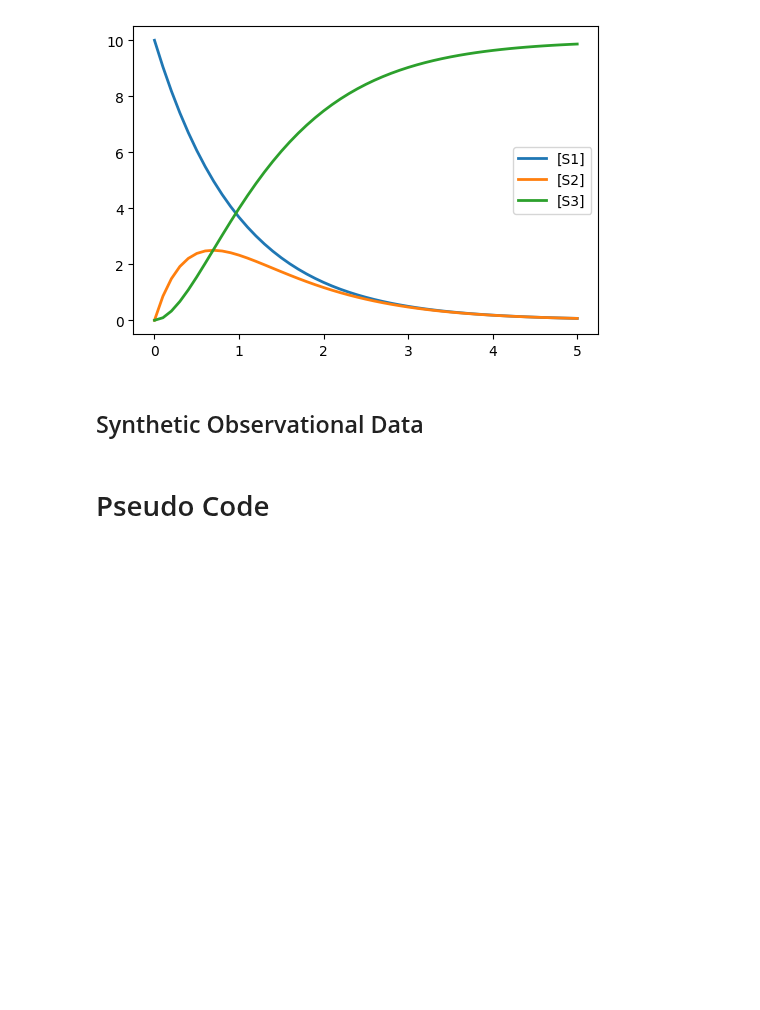
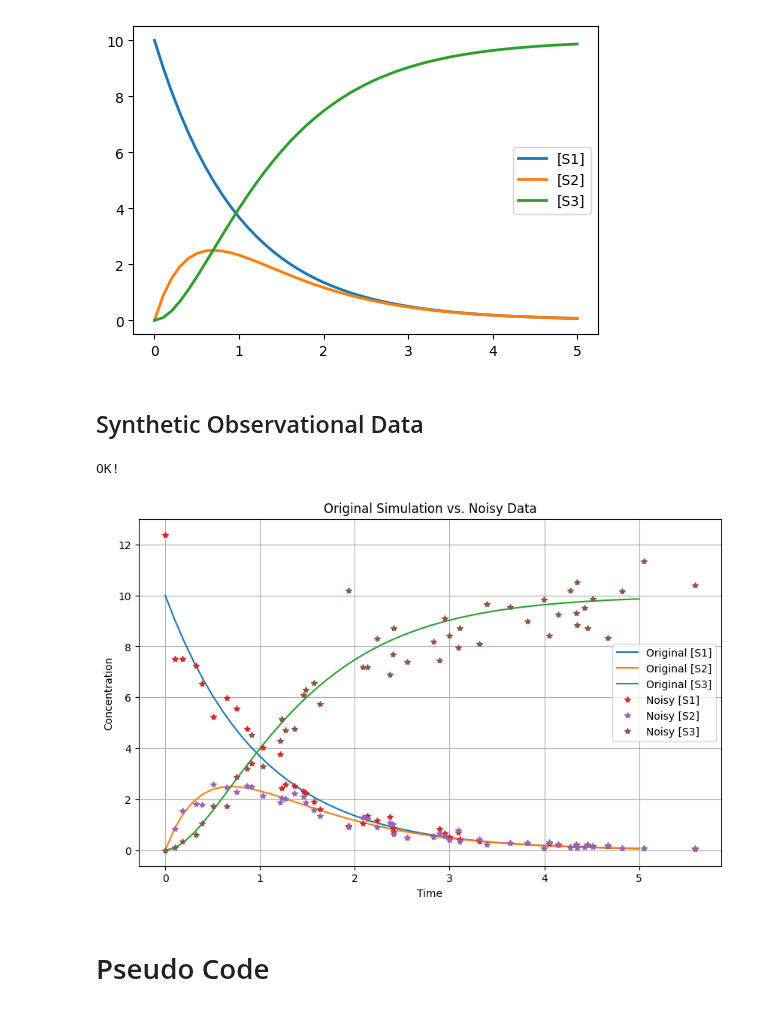
Before and after one commit to ModelEngineering/BIOEN-437, a Jupyter notebook: Lectures/Parameter-Fitting/5-parameter_fitting_implementation.ipynb, the cells around one changed output. Saved outputs shown, nothing was run; the diff lists cells and outputs as text; code cells hidden in the pictures; blank space fills up the shorter version.

Commit message:
New image

```diff
--- a/Lectures/Parameter-Fitting/5-parameter_fitting_implementation.ipynb
+++ b/Lectures/Parameter-Fitting/5-parameter_fitting_implementation.ipynb
@@ -33,6 +33,67 @@ rr.plot()
 [figure]
 # %% [markdown]
 ## Synthetic Observational Data
+# %%
+# Author: Gemini (with some edits)
+def simulate_and_add_noise(antimony_model: str, std_dev: float) -> pd.DataFrame:
+    """
+    Simulates an Antimony model and adds Gaussian noise in log space to the output.
+
+    Args:
+        antimony_model (str): The Antimony model string.
+        std_dev (float): The standard deviation of the Gaussian noise.
+
+    Returns:
+        pandas.DataFrame: A DataFrame containing the simulation results with added noise.
+    """
+    # Load and simulate the model
+    rr = te.loada(antimony_model)
+    simulation_results = rr.simulate()
+
+    # Add Gaussian noise in log space, avoiding log(0)
+    # Add a small epsilon to handle potential zero values before taking log
+    epsilon = 1e-9
+    log_simulation_results = np.log(simulation_results + epsilon)
+    noisy_log_results = log_simulation_results + np.random.normal(0, std_dev, size=simulation_results.shape)
+
+    # Convert back from log space
+    noisy_results = np.exp(noisy_log_results)
+
+
+    return pd.DataFrame(noisy_results, columns=simulation_results.colnames)
+
+# Test the function with a sample model and noise level
+noisy_simulation_df = simulate_and_add_noise(MODEL, std_dev=0.1)
+assert(len(noisy_simulation_df) > 0)
+print("OK!")
+# %% [output]
+OK!
+# %%
+# Author: Gemini
+# Simulate the original model without noise
+rr_original = te.loada(MODEL)
+original_simulation_results = rr_original.simulate()
+original_df = pd.DataFrame(original_simulation_results, columns=original_simulation_results.colnames)
+
+# Plot the original and noisy data
+plt.figure(figsize=(10, 6))
+
+# Plot original concentrations as lines
+for col in original_df.columns[1:]:  # Exclude 'time' column
+    plt.plot(original_df['time'], original_df[col], label=f'Original {col}')
+
+# Plot noisy data as asterisks
+for col in noisy_simulation_df.columns[1:]:  # Exclude 'time' column
+    plt.plot(noisy_simulation_df['time'], noisy_simulation_df[col], '*', label=f'Noisy {col}')
+
+plt.xlabel('Time')
+plt.ylabel('Concentration')
+plt.title('Original Simulation vs. Noisy Data')
+plt.legend()
+plt.grid(True)
+plt.show()
+# %% [output]
+[figure, added]
 # %% [markdown]
 # Pseudo Code
 # %% [markdown]
```
Also changed, not shown: parts of 1 cell of this notebook, 1 other file.
